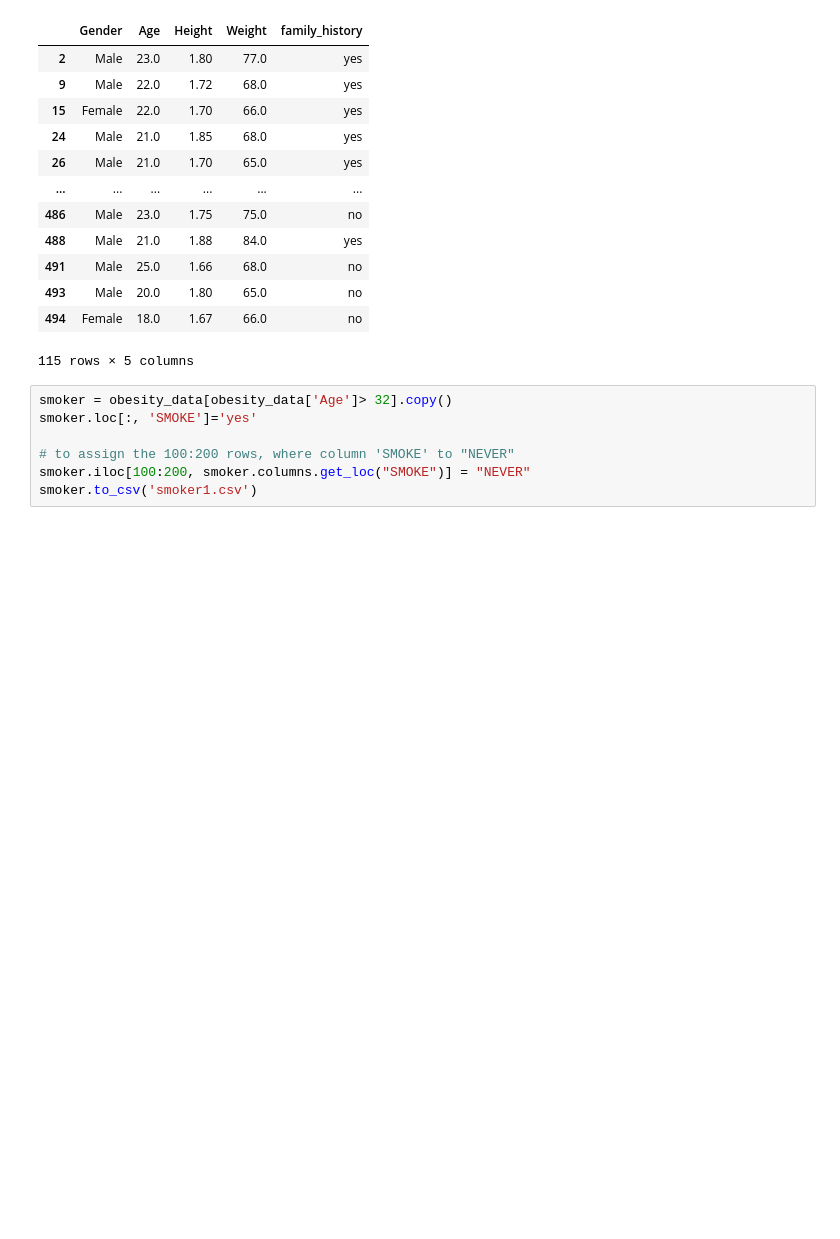
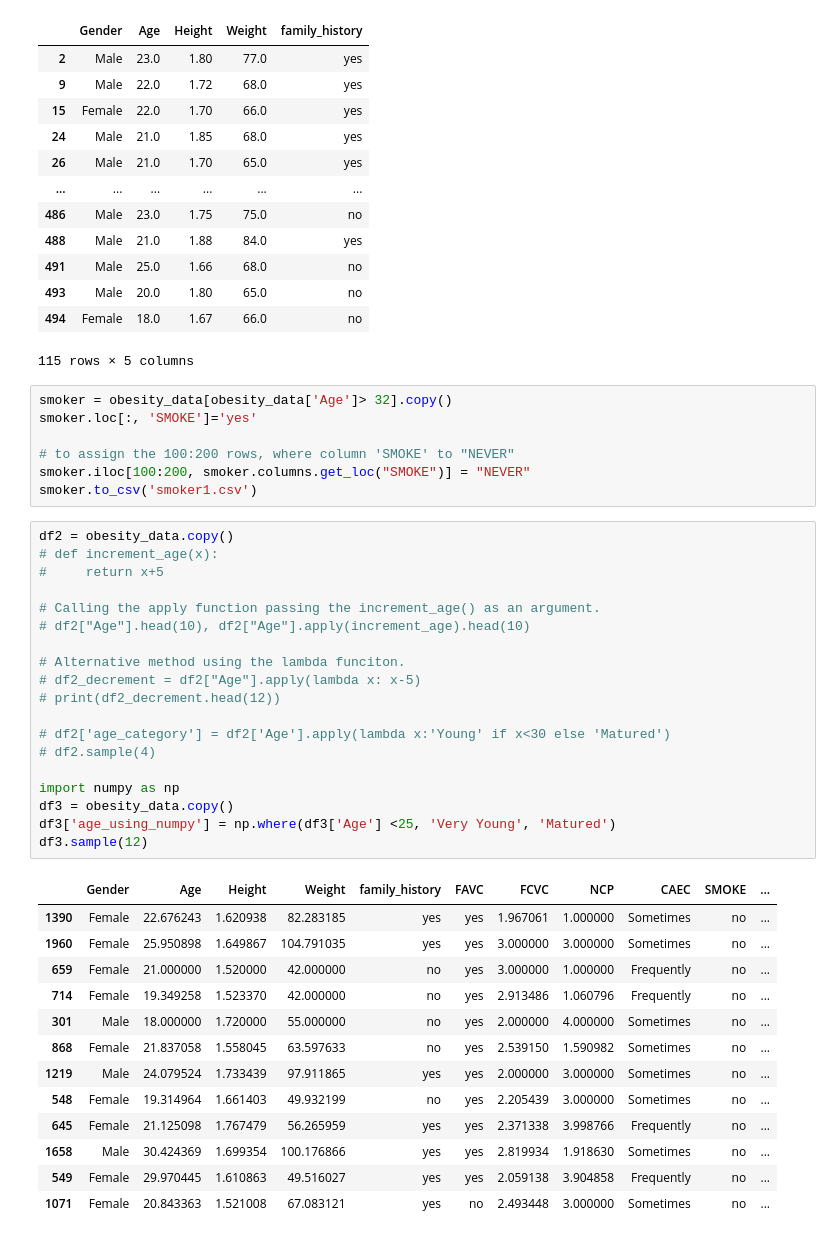
Before and after one commit to Aakashraz/data-science, a Jupyter notebook: learn-pandas.ipynb, the cells around one changed output. Drawn from its saved outputs; the diff is of its cells as text; blank space fills up the shorter version.

```diff
--- a/learn-pandas.ipynb
+++ b/learn-pandas.ipynb
@@ -134,3 +134,36 @@ smoker.loc[:, 'SMOKE']='yes'
 # to assign the 100:200 rows, where column 'SMOKE' to "NEVER"
 smoker.iloc[100:200, smoker.columns.get_loc("SMOKE")] = "NEVER"
 smoker.to_csv('smoker1.csv')
+# %%
+df2 = obesity_data.copy()
+# def increment_age(x):
+#     return x+5
+
+# Calling the apply function passing the increment_age() as an argument.
+# df2["Age"].head(10), df2["Age"].apply(increment_age).head(10)
+
+# Alternative method using the lambda funciton.
+# df2_decrement = df2["Age"].apply(lambda x: x-5)
+# print(df2_decrement.head(12))
+
+# df2['age_category'] = df2['Age'].apply(lambda x:'Young' if x<30 else 'Matured')
+# df2.sample(4)
+
+import numpy as np
+df3 = obesity_data.copy()
+df3['age_using_numpy'] = np.where(df3['Age'] <25, 'Very Young', 'Matured')
+df3.sample(12)
+# %% [output]
+|  | Gender | Age | Height | Weight | family_history | FAVC | FCVC | NCP | CAEC | SMOKE | ... |
+| 1390 | Female | 22.676243 | 1.620938 | 82.283185 | yes | yes | 1.967061 | 1.000000 | Sometimes | no | ... |
+| 1960 | Female | 25.950898 | 1.649867 | 104.791035 | yes | yes | 3.000000 | 3.000000 | Sometimes | no | ... |
+| 659 | Female | 21.000000 | 1.520000 | 42.000000 | no | yes | 3.000000 | 1.000000 | Frequently | no | ... |
+| 714 | Female | 19.349258 | 1.523370 | 42.000000 | no | yes | 2.913486 | 1.060796 | Frequently | no | ... |
+| 301 | Male | 18.000000 | 1.720000 | 55.000000 | no | yes | 2.000000 | 4.000000 | Sometimes | no | ... |
+| 868 | Female | 21.837058 | 1.558045 | 63.597633 | no | yes | 2.539150 | 1.590982 | Sometimes | no | ... |
+| 1219 | Male | 24.079524 | 1.733439 | 97.911865 | yes | yes | 2.000000 | 3.000000 | Sometimes | no | ... |
+| 548 | Female | 19.314964 | 1.661403 | 49.932199 | no | yes | 2.205439 | 3.000000 | Sometimes | no | ... |
+| 645 | Female | 21.125098 | 1.767479 | 56.265959 | yes | yes | 2.371338 | 3.998766 | Frequently | no | ... |
+| 1658 | Male | 30.424369 | 1.699354 | 100.176866 | yes | yes | 2.819934 | 1.918630 | Sometimes | no | ... |
+| 549 | Female | 29.970445 | 1.610863 | 49.516027 | yes | yes | 2.059138 | 3.904858 | Frequently | no | ... |
+| 1071 | Female | 20.843363 | 1.521008 | 67.083121 | yes | no | 2.493448 | 3.000000 | Sometimes | no | ... |
```
Also changed, not shown: parts of 1 cell of this notebook.
